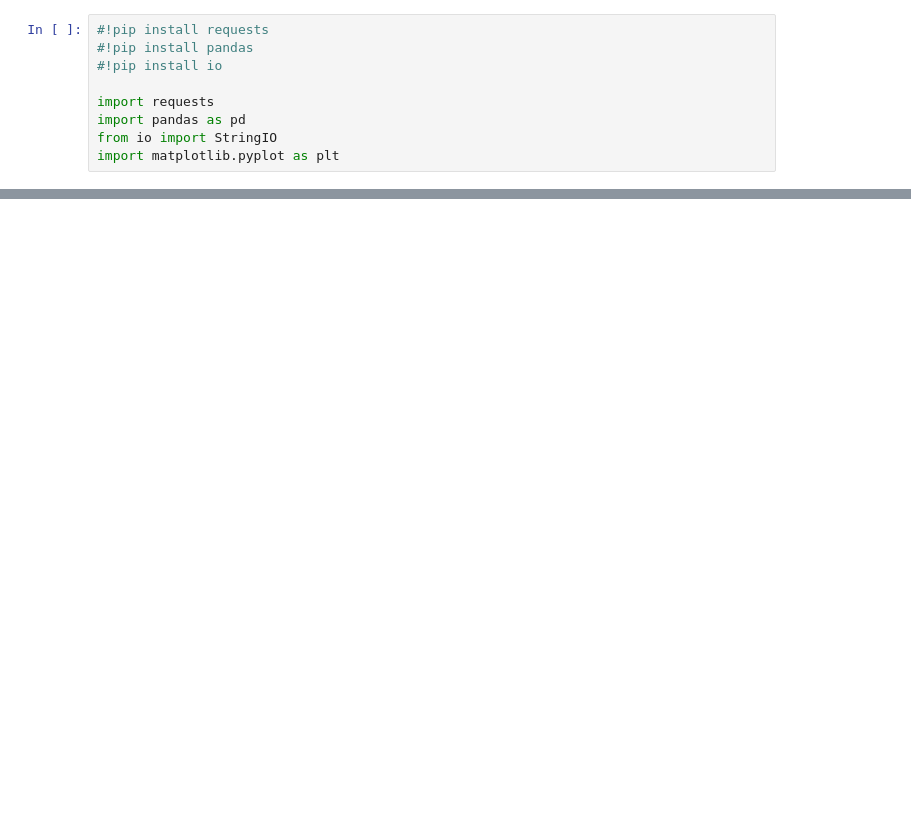
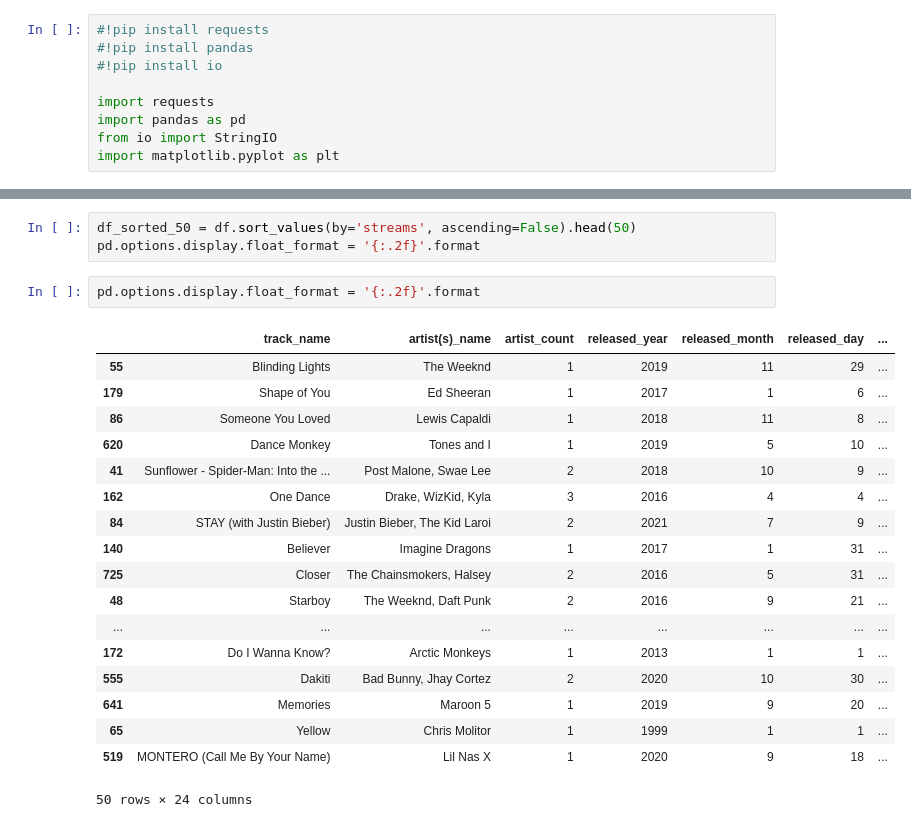
Before and after one commit to hms-kbradley/Dab_files, a Jupyter notebook: Sportify_Load_and _Explore_Student.ipynb, the cells around one changed output, grey strips where cells are left out. Drawn from its saved outputs; the diff is of its cells as text; blank space fills up the shorter version.

```diff
--- a/Sportify_Load_and _Explore_Student.ipynb
+++ b/Sportify_Load_and _Explore_Student.ipynb
@@ -27,0 +81,24 @@ df = pd.read_csv(StringIO(data.decode('utf-8')))
+# %%
+df_sorted_50 = df.sort_values(by='streams', ascending=False).head(50)
+pd.options.display.float_format = '{:.2f}'.format
+# %%
+pd.options.display.float_format = '{:.2f}'.format
+# %% [output]
+|  | track_name | artist(s)_name | artist_count | released_year | released_month | released_day | ... |
+| 55 | Blinding Lights | The Weeknd | 1 | 2019 | 11 | 29 | ... |
+| 179 | Shape of You | Ed Sheeran | 1 | 2017 | 1 | 6 | ... |
+| 86 | Someone You Loved | Lewis Capaldi | 1 | 2018 | 11 | 8 | ... |
+| 620 | Dance Monkey | Tones and I | 1 | 2019 | 5 | 10 | ... |
+| 41 | Sunflower - Spider-Man: Into the ... | Post Malone, Swae Lee | 2 | 2018 | 10 | 9 | ... |
+| 162 | One Dance | Drake, WizKid, Kyla | 3 | 2016 | 4 | 4 | ... |
+| 84 | STAY (with Justin Bieber) | Justin Bieber, The Kid Laroi | 2 | 2021 | 7 | 9 | ... |
+| 140 | Believer | Imagine Dragons | 1 | 2017 | 1 | 31 | ... |
+| 725 | Closer | The Chainsmokers, Halsey | 2 | 2016 | 5 | 31 | ... |
+| 48 | Starboy | The Weeknd, Daft Punk | 2 | 2016 | 9 | 21 | ... |
+| ... | ... | ... | ... | ... | ... | ... | ... |
+| 172 | Do I Wanna Know? | Arctic Monkeys | 1 | 2013 | 1 | 1 | ... |
+| 555 | Dakiti | Bad Bunny, Jhay Cortez | 2 | 2020 | 10 | 30 | ... |
+| 641 | Memories | Maroon 5 | 1 | 2019 | 9 | 20 | ... |
+| 65 | Yellow | Chris Molitor | 1 | 1999 | 1 | 1 | ... |
+| 519 | MONTERO (Call Me By Your Name) | Lil Nas X | 1 | 2020 | 9 | 18 | ... |
+50 rows × 24 columns
```
Also changed, not shown: parts of 6 cells of this notebook.
